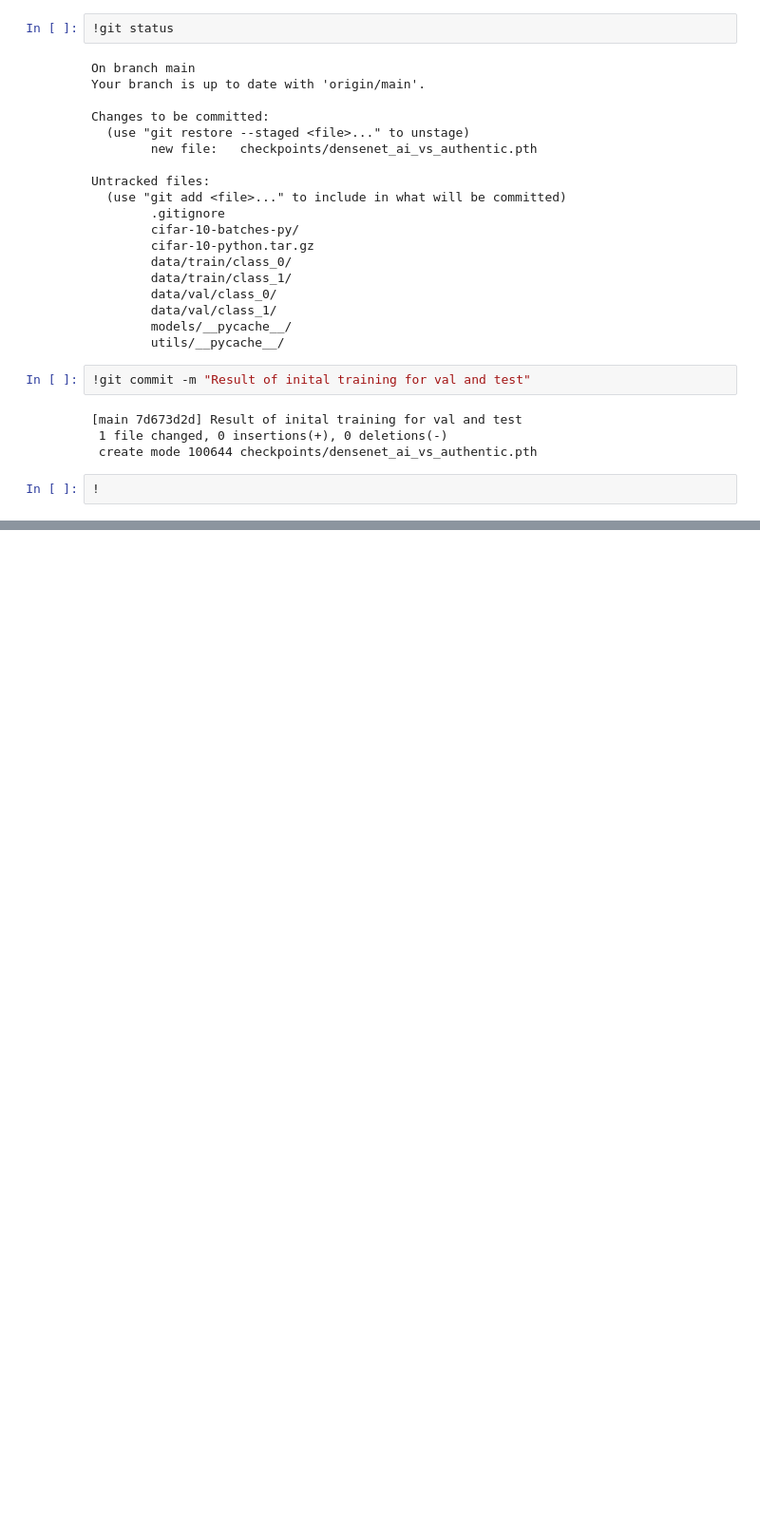
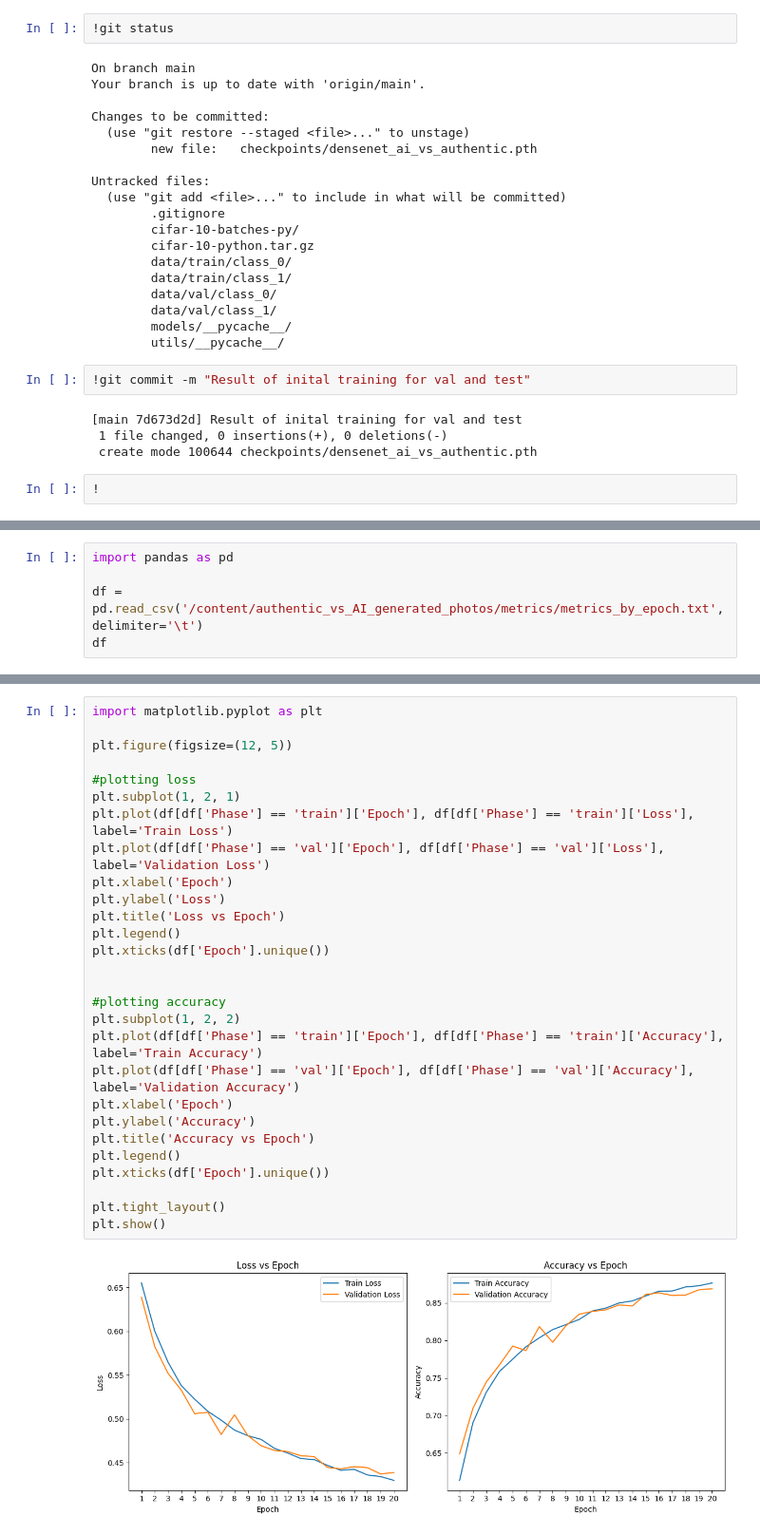
Before and after one commit to Anjaas85/authentic_vs_AI_generated_photos, a Jupyter notebook: training20ep.ipynb, the cells around one changed output, grey strips where cells are left out. Shown at 95% size. Cells and saved outputs as stored; diff of their text form; blank space fills up the shorter version.

Commit message:
trying some charts

```diff
--- a/training20ep.ipynb
+++ b/training20ep.ipynb
@@ -300,0 +297,5 @@ Untracked files:
+# %%
+import pandas as pd
+
+df = pd.read_csv('/content/authentic_vs_AI_generated_photos/metrics/metrics_by_epoch.txt', delimiter='\t')
+df
@@ -300,0 +320,30 @@ Untracked files:
+# %%
+import matplotlib.pyplot as plt
+
+plt.figure(figsize=(12, 5))
+
+#plotting loss
+plt.subplot(1, 2, 1)
+plt.plot(df[df['Phase'] == 'train']['Epoch'], df[df['Phase'] == 'train']['Loss'], label='Train Loss')
+plt.plot(df[df['Phase'] == 'val']['Epoch'], df[df['Phase'] == 'val']['Loss'], label='Validation Loss')
+plt.xlabel('Epoch')
+plt.ylabel('Loss')
+plt.title('Loss vs Epoch')
+plt.legend()
+plt.xticks(df['Epoch'].unique())
+
+
+#plotting accuracy
+plt.subplot(1, 2, 2)
+plt.plot(df[df['Phase'] == 'train']['Epoch'], df[df['Phase'] == 'train']['Accuracy'], label='Train Accuracy')
+plt.plot(df[df['Phase'] == 'val']['Epoch'], df[df['Phase'] == 'val']['Accuracy'], label='Validation Accuracy')
+plt.xlabel('Epoch')
+plt.ylabel('Accuracy')
+plt.title('Accuracy vs Epoch')
+plt.legend()
+plt.xticks(df['Epoch'].unique())
+
+plt.tight_layout()
+plt.show()
+# %% [output]
+[figure, added]
```
Also changed, not shown: parts of 9 cells of this notebook.
